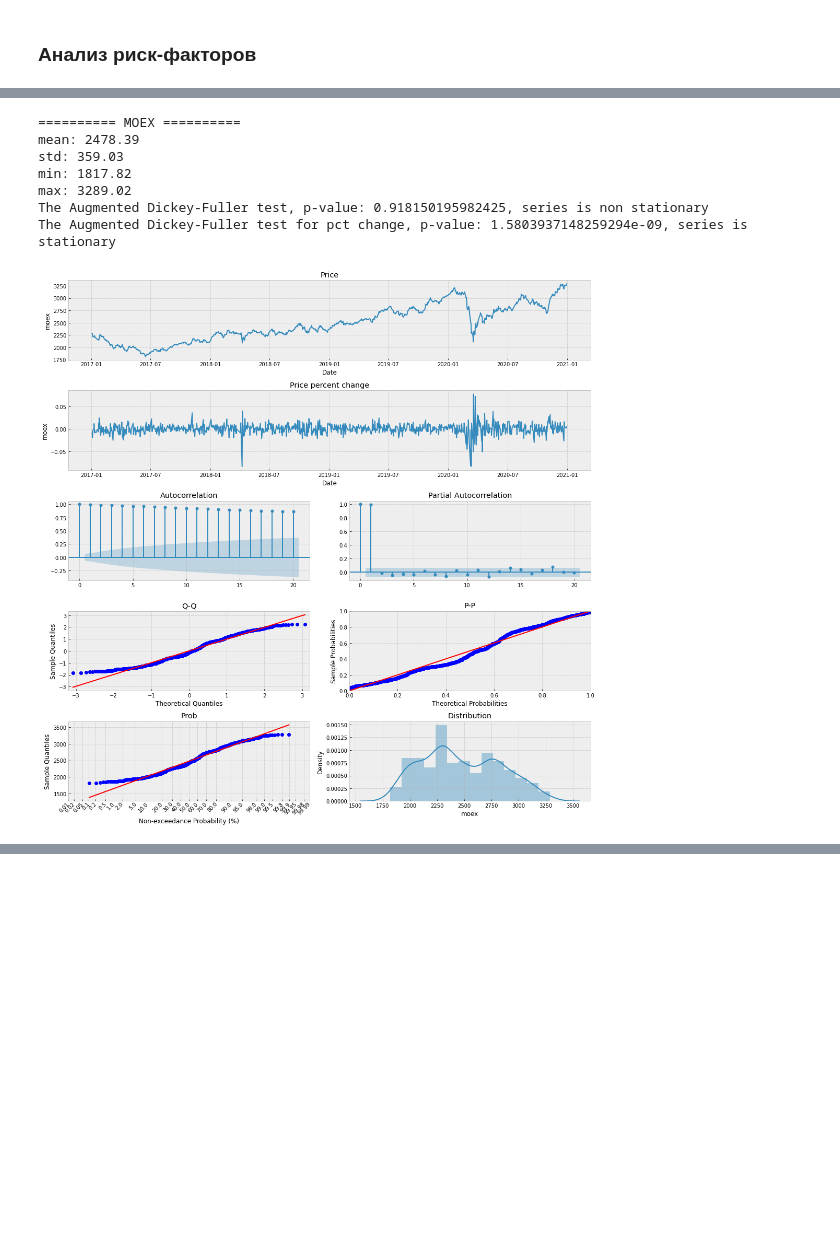
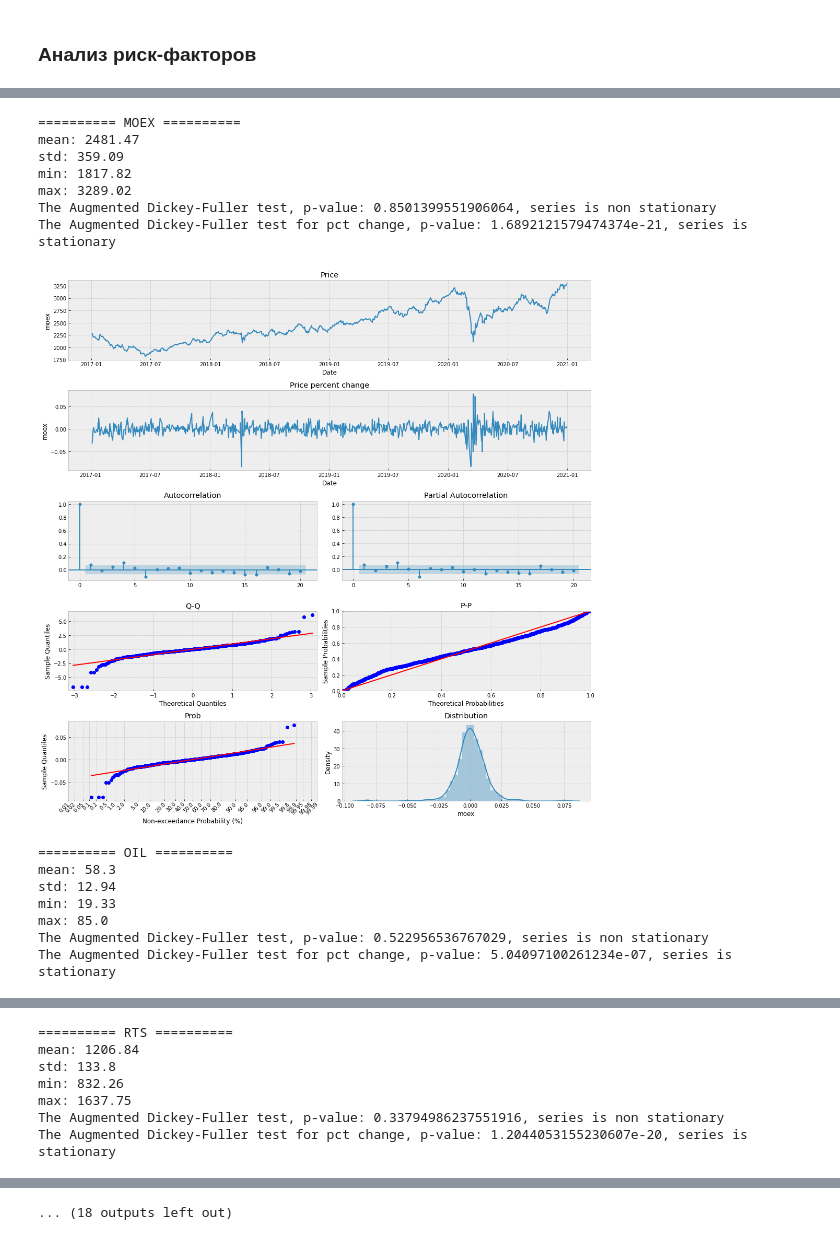
Before and after one commit to dmvavilov/RiskManagement, a Jupyter notebook: risk_factors_stats/risk_factors_stats.ipynb, the cells around one changed output, grey strips where cells are left out. Saved outputs shown, nothing was run; the diff lists cells and outputs as text; code cells hidden in the pictures; blank space fills up the shorter version.

```diff
--- a/risk_factors_stats/risk_factors_stats.ipynb
+++ b/risk_factors_stats/risk_factors_stats.ipynb
@@ -112,14 +128,22 @@ def risk_factor_describe(risk_factor: pd.Series) -> None:
 
     plt.tight_layout()
     plt.show()
-# %%
-risk_factor_describe(risk_factors.moex)
-# %% [output]
-========== MOEX ==========
-mean: 2478.39
-std: 359.03
-min: 1817.82
-max: 3289.02
-The Augmented Dickey-Fuller test, p-value: 0.918150195982425, series is non stationary
-The Augmented Dickey-Fuller test for pct change, p-value: 1.5803937148259294e-09, series is  stationary
-[figure, removed]
+# %%
+for col in risk_factors.columns:
+    risk_factor_describe(risk_factors[col])
+# %% [output]
+========== MOEX ==========
+mean: 2481.47
+std: 359.09
+min: 1817.82
+max: 3289.02
+The Augmented Dickey-Fuller test, p-value: 0.8501399551906064, series is non stationary
+The Augmented Dickey-Fuller test for pct change, p-value: 1.6892121579474374e-21, series is stationary
+[figure, added]
+========== OIL ==========
+mean: 58.3
+std: 12.94
+min: 19.33
+max: 85.0
+The Augmented Dickey-Fuller test, p-value: 0.522956536767029, series is non stationary
+The Augmented Dickey-Fuller test for pct change, p-value: 5.04097100261234e-07, series is stationary
@@ -125,0 +151,7 @@ The Augmented Dickey-Fuller test for pct change, p-value: 1.5803937148259294e-09
+========== RTS ==========
+mean: 1206.84
+std: 133.8
+min: 832.26
+max: 1637.75
+The Augmented Dickey-Fuller test, p-value: 0.33794986237551916, series is non stationary
+The Augmented Dickey-Fuller test for pct change, p-value: 1.2044053155230607e-20, series is stationary
@@ -126,3 +183,4 @@ The Augmented Dickey-Fuller test for pct change, p-value: 1.5803937148259294e-09
+... (18 outputs left out)
 # %%
 risk_factor_describe(risk_factors.oil)
 # %% [output]
```
Also changed, not shown: parts of 9 cells of this notebook.
